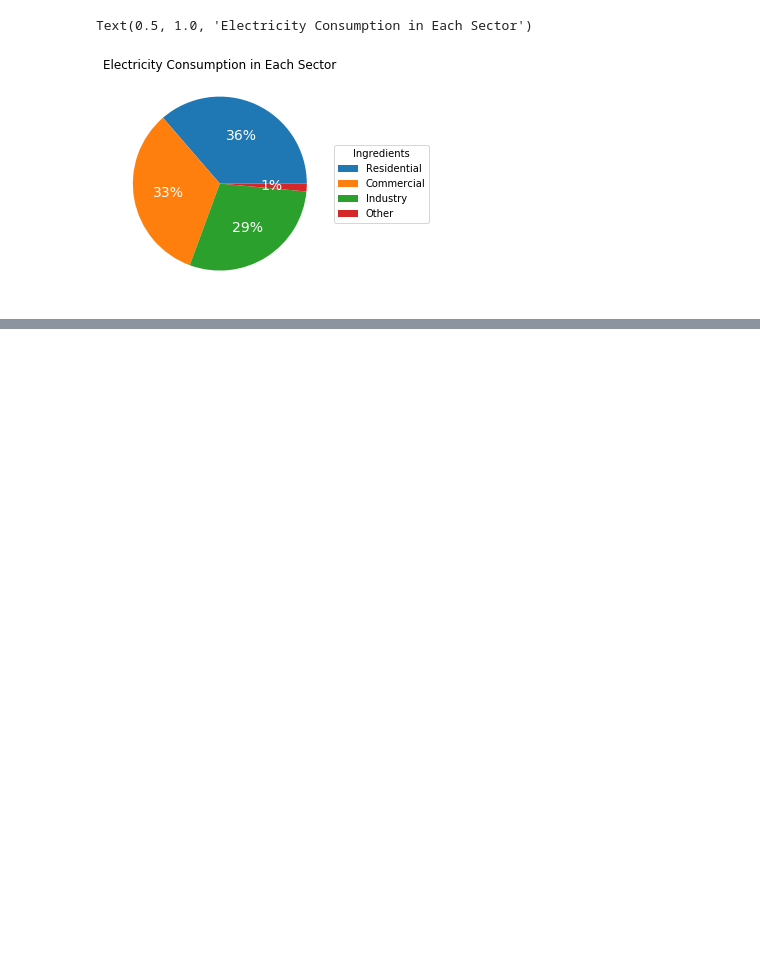
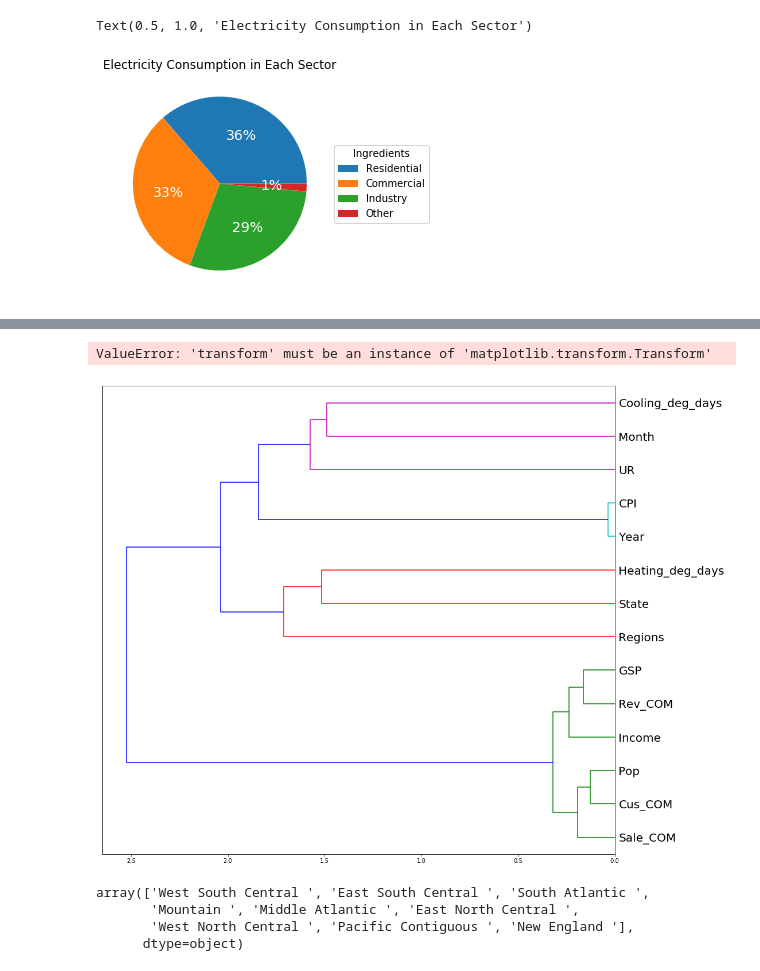
Before and after one commit to worasom/energy_sale_rev, a Jupyter notebook: EPA_energy_data.ipynb, the cells around one changed output, grey strips where cells are left out. Saved outputs shown, nothing was run; the diff lists cells and outputs as text; code cells hidden in the pictures; blank space fills up the shorter version.

```diff
--- a/EPA_energy_data.ipynb
+++ b/EPA_energy_data.ipynb
@@ -90,0 +126,38 @@ Text(0.5, 1.0, 'Electricity Consumption in Each Sector')
+# %%
+df = combine[['Year', 'Month', 'State', 'Sale_IND','Rev_IND','Cus_IND',
+              'Heating_deg_days', 'Cooling_deg_days', 'Pop', 'Income', 'UR', 'GSP','CPI', 'Regions']]
+
+from scipy.cluster import hierarchy as hc
+
+# Redundant Feature
+corr = np.nan_to_num(np.round(scipy.stats.spearmanr(df).correlation, 4))
+
+for i in range(corr.shape[0]):
+    corr[i,i] = 1
+
+corr_condensed = hc.distance.squareform(1-corr)
+z = hc.linkage(corr, method='average')
+fig = plt.figure(figsize=(16,15))
+dendrogram = hc.dendrogram(z, labels=df.columns, orientation='left', leaf_font_size=20)
+plt.show()
+# %% [output]
+ValueError: 'transform' must be an instance of 'matplotlib.transform.Transform'
+# %%
+df = combine[['Year', 'Month', 'State', 'Sale_COM','Rev_COM','Cus_COM',
+              'Heating_deg_days', 'Cooling_deg_days', 'Pop', 'Income', 'UR', 'GSP','CPI', 'Regions']]
+
+from scipy.cluster import hierarchy as hc
+
+# Redundant Feature
+corr = np.nan_to_num(np.round(scipy.stats.spearmanr(df).correlation, 4))
+
+for i in range(corr.shape[0]):
+    corr[i,i] = 1
+
+corr_condensed = hc.distance.squareform(1-corr)
+z = hc.linkage(corr, method='average')
+fig = plt.figure(figsize=(16,15))
+dendrogram = hc.dendrogram(z, labels=df.columns, orientation='left', leaf_font_size=20)
+plt.show()
+# %% [output]
+[figure, added]
@@ -90,0 +204,7 @@ Text(0.5, 1.0, 'Electricity Consumption in Each Sector')
+# %%
+data.Regions.unique()
+# %% [output]
+array(['West South Central ', 'East South Central ', 'South Atlantic ',
+       'Mountain ', 'Middle Atlantic ', 'East North Central ',
+       'West North Central ', 'Pacific Contiguous ', 'New England '],
+      dtype=object)
```
Also changed, not shown: parts of 10 cells of this notebook.
